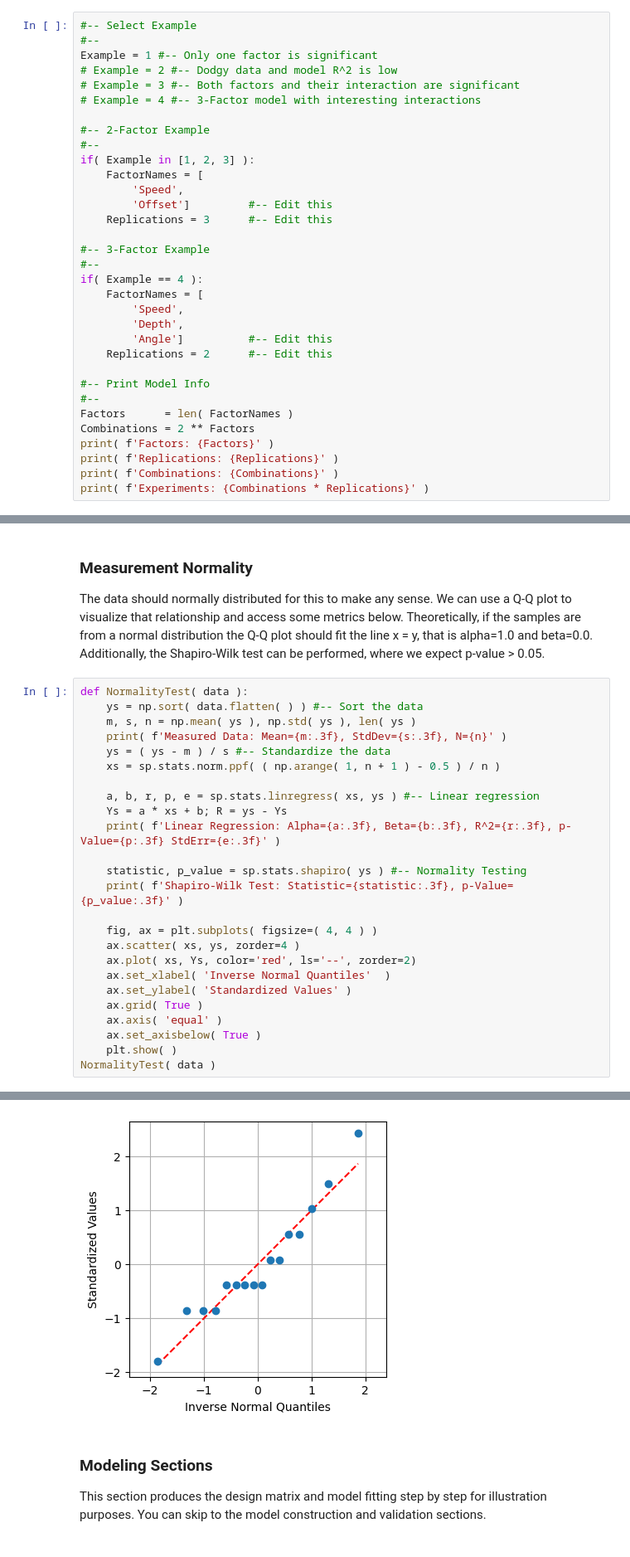
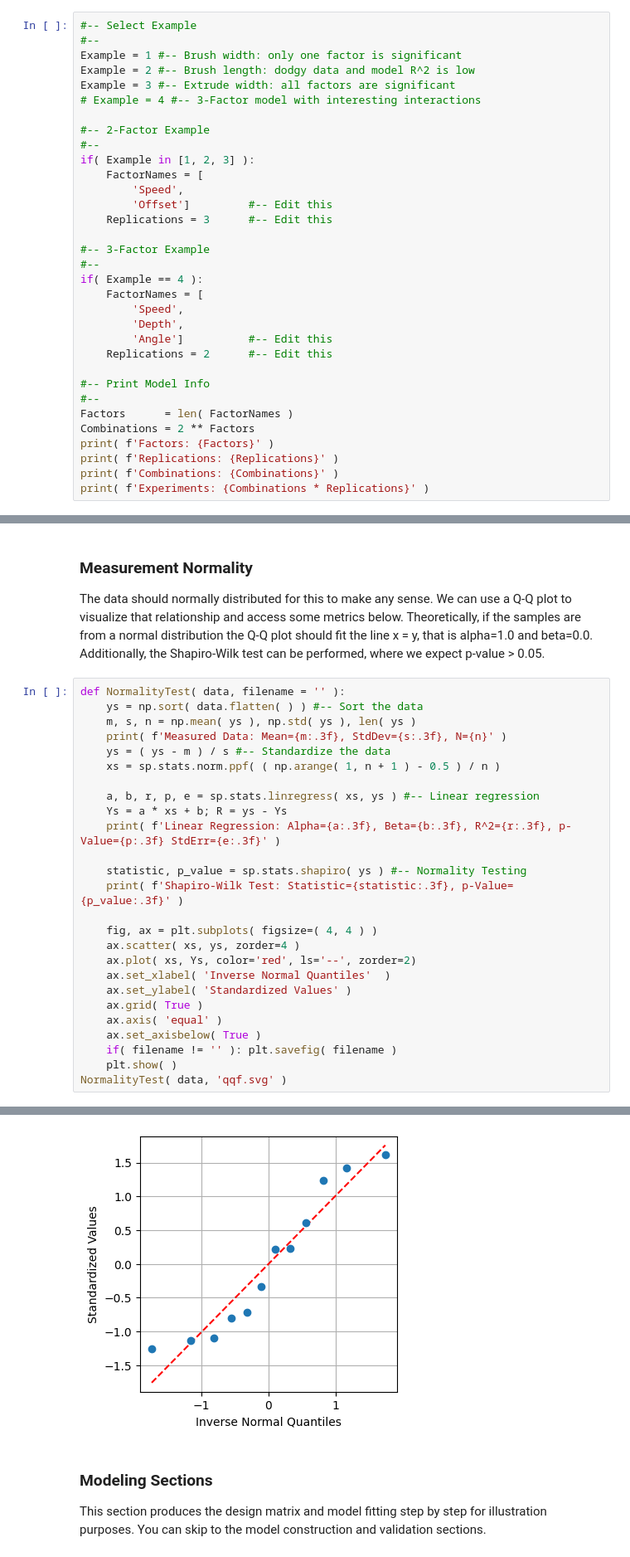
Before and after one commit to sdritsas/sdritsas.github.io, a Jupyter notebook: ddf/robotics/experiments.ipynb, the cells around one changed output, grey strips where cells are left out. Shown: that part at 83% size. Cells and saved outputs as stored; diff of their text form.

```diff
--- a/ddf/robotics/experiments.ipynb
+++ b/ddf/robotics/experiments.ipynb
@@ -10,9 +10,9 @@ import numpy as np, matplotlib.pyplot as plt, scipy as sp, plotly.graph_objects
 # %%
 #-- Select Example
 #--
-Example = 1 #-- Only one factor is significant
-# Example = 2 #-- Dodgy data and model R^2 is low
-# Example = 3 #-- Both factors and their interaction are significant
+Example = 1 #-- Brush width: only one factor is significant
+Example = 2 #-- Brush length: dodgy data and model R^2 is low
+Example = 3 #-- Extrude width: all factors are significant
 # Example = 4 #-- 3-Factor model with interesting interactions
 
 #-- 2-Factor Example
@@ -148,7 +140,7 @@ print( data )
 ### Measurement Normality
 The data should normally distributed for this to make any sense. We can use a Q-Q plot to visualize that relationship and access some metrics below. Theoretically, if the samples are from a normal distribution the Q-Q plot should fit the line x = y, that is alpha=1.0 and beta=0.0. Additionally, the Shapiro-Wilk test can be performed, where we expect p-value > 0.05.
 # %%
-def NormalityTest( data ):
+def NormalityTest( data, filename = '' ):
     ys = np.sort( data.flatten( ) ) #-- Sort the data
     m, s, n = np.mean( ys ), np.std( ys ), len( ys )
     print( f'Measured Data: Mean={m:.3f}, StdDev={s:.3f}, N={n}' )
@@ -170,6 +162,7 @@ def NormalityTest( data ):
     ax.grid( True )
     ax.axis( 'equal' )
     ax.set_axisbelow( True )
+    if( filename != '' ): plt.savefig( filename )
     plt.show( )
-NormalityTest( data )
+NormalityTest( data, 'qqf.svg' )
 # %% [output]
@@ -179,4 +172,4 @@ Shapiro-Wilk Test: Statistic=0.936, p-Value=0.304
-[figure, old version]
+[figure, new version]
 # %% [markdown]
 ### Modeling Sections
 This section produces the design matrix and model fitting step by step for illustration purposes. You can skip to the model construction and validation sections.
```
Also changed, not shown: parts of 20 cells of this notebook, 56 other files.
